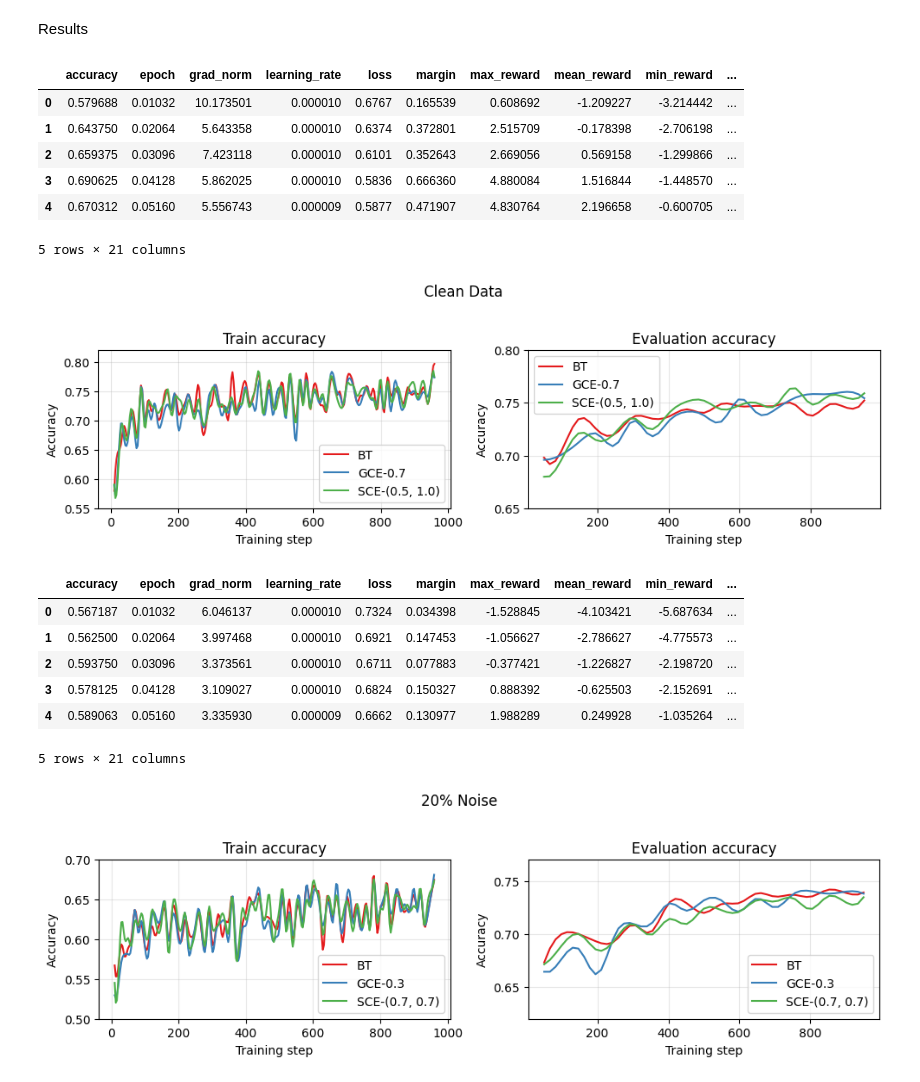
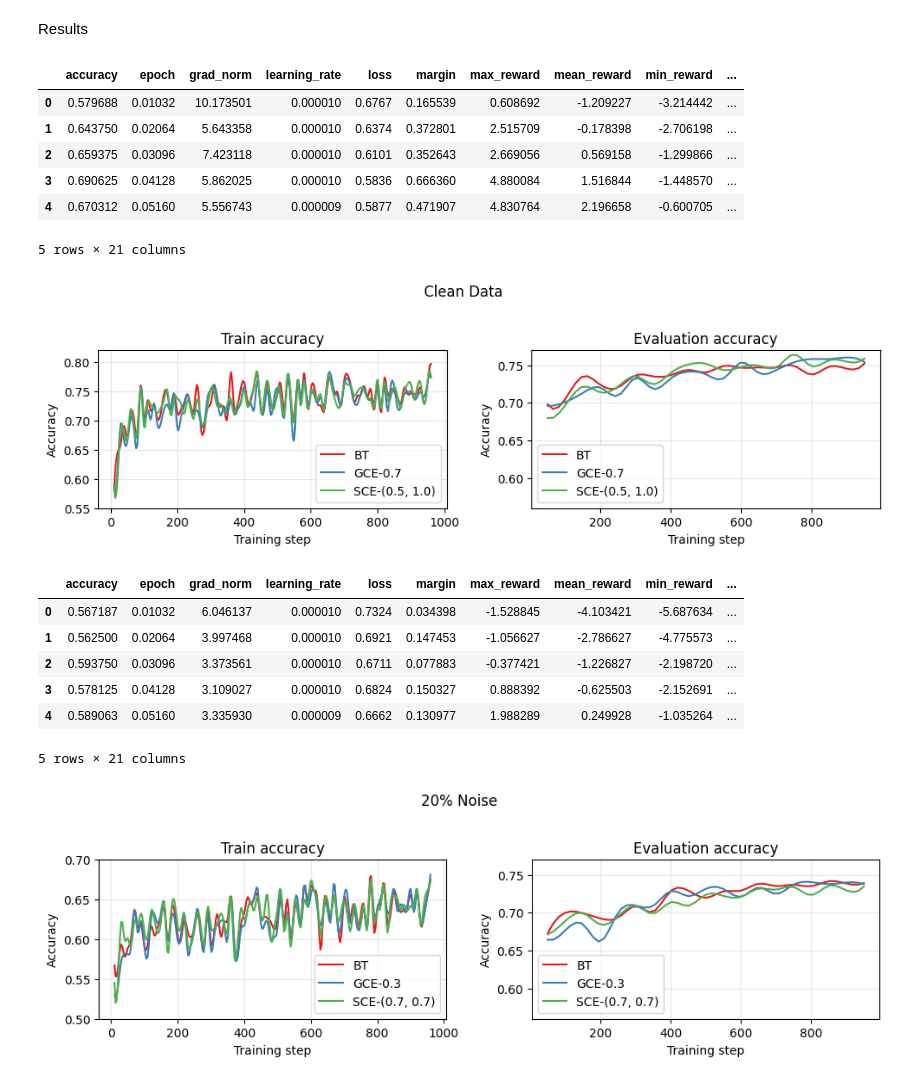
Before and after one commit to iamxjy/dl-rm-loss, a Jupyter notebook: reward_modeling/reward_modeling_visualize.ipynb, the cells around one changed output. Cells and saved outputs as stored; diff of their text form; code cells hidden in the pictures.

```diff
--- a/reward_modeling/reward_modeling_visualize.ipynb
+++ b/reward_modeling/reward_modeling_visualize.ipynb
@@ -694,25 +694,25 @@ best_groups_legend_labels = {
 # %%
 plot_selected(
     base_path="models_final/",
     paths=best_groups["clean"],
     legend_labels=best_groups_legend_labels["clean"],
     smoothing=1.1,
     fields_to_plot=["accuracy", "eval_accuracy"],
     title="Clean Data",
     x_title="Training step",
     y_title="Accuracy",
     subplot_titles=["Train accuracy", "Evaluation accuracy"],
-    y_lims=[(0.55, 0.82), (0.65, 0.8)]
+    y_lims=[(0.55, 0.82), (0.56, 0.77)]
 )
 # %% [output]
 |  | accuracy | epoch | grad_norm | learning_rate | loss | margin | max_reward | mean_reward | min_reward | ... |
 | 0 | 0.579688 | 0.01032 | 10.173501 | 0.000010 | 0.6767 | 0.165539 | 0.608692 | -1.209227 | -3.214442 | ... |
 | 1 | 0.643750 | 0.02064 | 5.643358 | 0.000010 | 0.6374 | 0.372801 | 2.515709 | -0.178398 | -2.706198 | ... |
 | 2 | 0.659375 | 0.03096 | 7.423118 | 0.000010 | 0.6101 | 0.352643 | 2.669056 | 0.569158 | -1.299866 | ... |
 | 3 | 0.690625 | 0.04128 | 5.862025 | 0.000010 | 0.5836 | 0.666360 | 4.880084 | 1.516844 | -1.448570 | ... |
 | 4 | 0.670312 | 0.05160 | 5.556743 | 0.000009 | 0.5877 | 0.471907 | 4.830764 | 2.196658 | -0.600705 | ... |
 5 rows × 21 columns
-[figure, old version]
+[figure, new version]
 # %%
 plot_selected(
     base_path="models_final/",
@@ -724,7 +724,7 @@ plot_selected(
     x_title="Training step",
     y_title="Accuracy",
     subplot_titles=["Train accuracy", "Evaluation accuracy"],
-    y_lims=[(0.5, 0.7), (0.62, 0.77)]
+    y_lims=[(0.5, 0.7), (0.56, 0.77)]
 )
 # %% [output]
 |  | accuracy | epoch | grad_norm | learning_rate | loss | margin | max_reward | mean_reward | min_reward | ... |
@@ -734,7 +734,7 @@ plot_selected(
 | 3 | 0.578125 | 0.04128 | 3.109027 | 0.000010 | 0.6824 | 0.150327 | 0.888392 | -0.625503 | -2.152691 | ... |
 | 4 | 0.589063 | 0.05160 | 3.335930 | 0.000009 | 0.6662 | 0.130977 | 1.988289 | 0.249928 | -1.035264 | ... |
 5 rows × 21 columns
-[figure, old version]
+[figure, new version]
 # %%
 plot_selected(
     base_path="models_final/",
```
Also changed, not shown: parts of 3 cells of this notebook.
